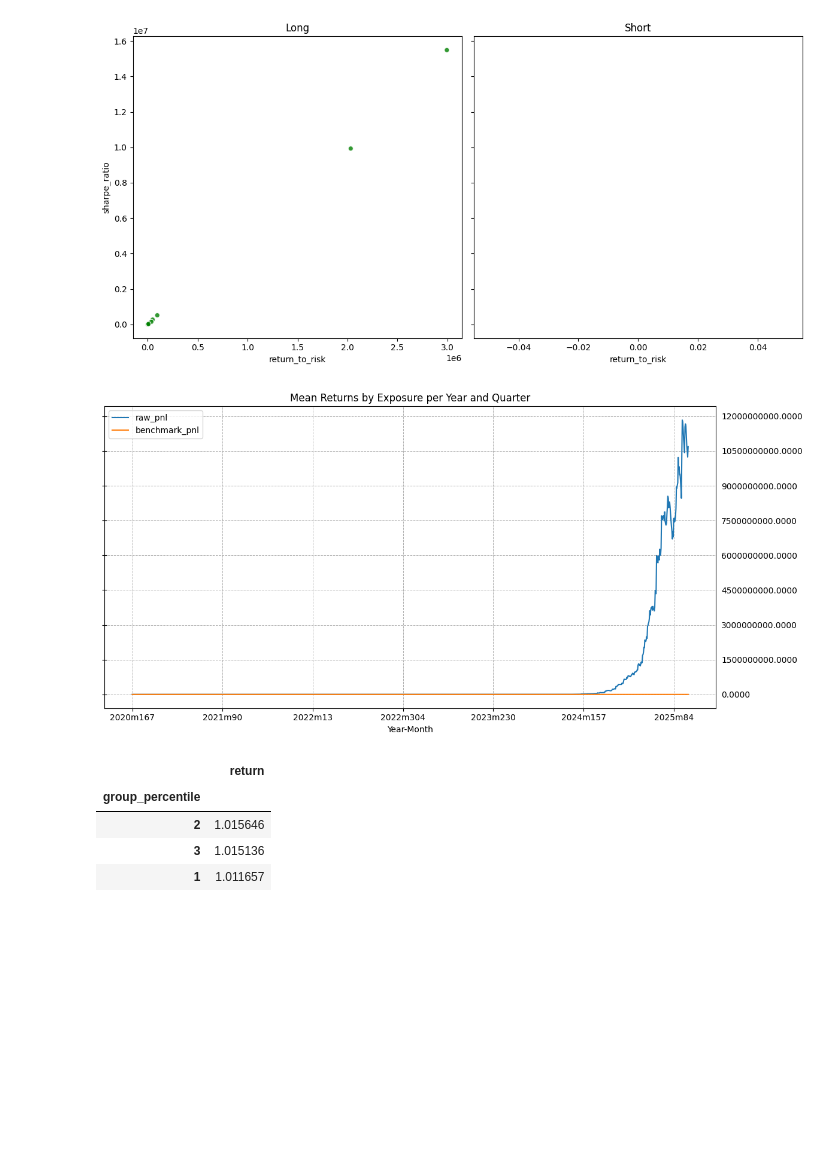
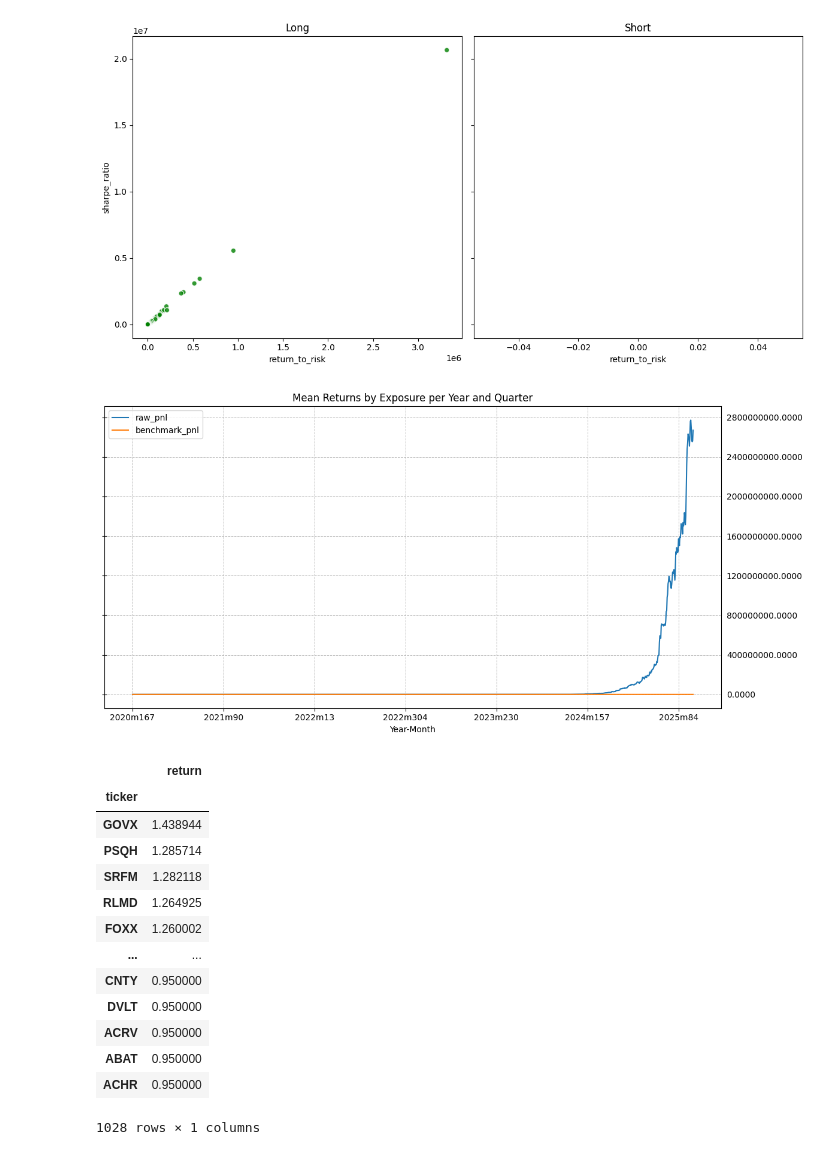
Before and after one commit to chung-ejy/orivault, a Jupyter notebook: studies/swing_trading_study/speculation_basic.ipynb, the cells around one changed output. Cells and saved outputs as stored; diff of their text form; code cells hidden in the pictures; blank space fills up the shorter version.

```diff
--- a/studies/swing_trading_study/speculation_basic.ipynb
+++ b/studies/swing_trading_study/speculation_basic.ipynb
@@ -47,7 +47,8 @@ benchmark = Benchmark.convert_to_benchmark(benchmark,"adjclose")
 rolling_window = 10
 market.connect()
 prices = []
-for ticker in tqdm(index["ticker"]):
+skips = 1
+for ticker in tqdm(index["ticker"][::skips]):
     try:
         price = market.query("prices", {"ticker": ticker})
         if price.index.size > 150:
@@ -55,6 +56,13 @@ for ticker in tqdm(index["ticker"]):
             price = p.utc_date(price)
             price.sort_values("date", inplace=True)
             price = p.additional_date_columns(price)
+            dividends = market.query("dividends",{"ticker":ticker})
+            if dividends.index.size > 0:
+                dividends = p.utc_date(dividends)
+                price = price.merge(dividends,on=["date","ticker"])
+                price["dividend"] = price["rate"].ffill().fillna(0)
+            else:
+                price["dividend"] = 0
             for member in Metric:
                 price = member.calculate(price,timeframe=rolling_window)
             for member in Indicator:
@@ -69,23 +80,23 @@ market.disconnect()
 # %%
-model_end = 2020
+model_end = 2021
 backtest_end = 2026
 simulation = pd.concat(prices)
 simulation = simulation[(simulation["year"]>=model_end) & (simulation["year"]<backtest_end)]
 simulation.sort_values("date", inplace=True)
 # %%
 portfolios = PortfolioSelection.generate_possible_portfolios(
-                                                            ranking_metrics=["sma_corr","sma"]
-                                                            ,num_of_groups=[3]
+                                                            ranking_metrics=["sma_corr","sma","ema","ema_corr"]
+                                                            ,num_of_groups=[5,10]
                                                             ,group_percentages=[1]
-                                                            ,max_prices=[3]
-                                                            ,min_prices=[1]
+                                                            ,max_prices=[3,5,10]
+                                                            ,min_prices=[1,3,5]
                                                             ,stoplosses=[0.05]
                                                             ,rolling_windows=[rolling_window]
                                                             )
 filtered_portfolios = []
 for portfolio in portfolios:
         if portfolio.timeframe.value == "day"  and portfolio.selection_type.label == "top_blacklist" \
-            and portfolio.position_type.label == "long" and portfolio.allocation_type.label == "equal":
+            and portfolio.position_type.label == "long" and portfolio.allocation_type.label == "equal" and portfolio.max_price > portfolio.min_price:
             filtered_portfolios.append(portfolio)
 len(filtered_portfolios)
 # %% [output]
@@ -160,7 +174,7 @@ plt.tight_layout()
 # Show the combined plot
 plt.show()
 # %% [output]
-[figure, old version]
+[figure, new version]
 # %%
 pm = top["portfolio"]
 trades = pm.trades(simulation.copy())
@@ -192,15 +206,24 @@ ax.grid(True, which='both', axis='both', linestyle='--', linewidth=0.7)
 plt.tight_layout()
 plt.show()
 # %% [output]
-[figure, old version]
+[figure, new version]
 # %%
-trades[["group_percentile","return"]].groupby("group_percentile").mean().sort_values("return",ascending=False)
+trades[["ticker","return"]].groupby("ticker").mean().sort_values("return",ascending=False)
 # %% [output]
 |  | return |
-| group_percentile |  |
-| 2 | 1.015646 |
-| 3 | 1.015136 |
-| 1 | 1.011657 |
+| ticker |  |
+| GOVX | 1.438944 |
+| PSQH | 1.285714 |
+| SRFM | 1.282118 |
+| RLMD | 1.264925 |
+| FOXX | 1.260002 |
+| ... | ... |
+| CNTY | 0.950000 |
+| DVLT | 0.950000 |
+| ACRV | 0.950000 |
+| ABAT | 0.950000 |
+| ACHR | 0.950000 |
+1028 rows × 1 columns
 # %%
 portfolio.sort_values("date")
 # %% [output]
```
Also changed, not shown: parts of 7 cells of this notebook, 7 other files.
